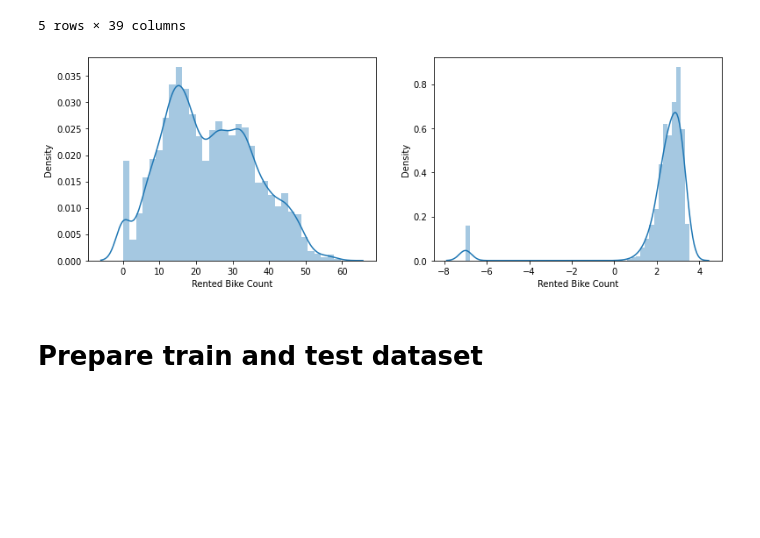
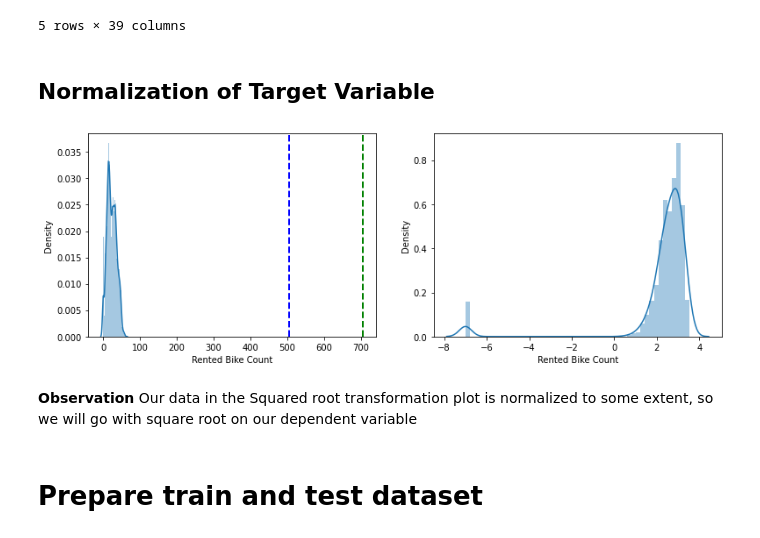
Before and after one commit to solankinitin1210/Capstone-Project-Bike-Sharing-Demand-Prediction, a Jupyter notebook: Bike_Sharing_Demand_Prediction_Capstone_Project.ipynb, the cells around one changed output. Saved outputs shown, nothing was run; the diff lists cells and outputs as text; code cells hidden in the pictures; blank space fills up the shorter version.

```diff
--- a/Bike_Sharing_Demand_Prediction_Capstone_Project.ipynb
+++ b/Bike_Sharing_Demand_Prediction_Capstone_Project.ipynb
@@ -513,19 +519,24 @@ df.head()
 | 3 | 107 | -6.2 | 40 | 0.9 | 2000 | ... |
 | 4 | 78 | -6.0 | 36 | 2.3 | 2000 | ... |
 5 rows × 39 columns
+# %% [markdown]
+## Normalization of Target Variable
 # %%
 # Checking that which normalization will good for target variable
 plt.figure(figsize = (20,40))
 plt.subplot(8,3,1)
 sns.distplot(np.sqrt(df['Rented Bike Count']))
-#plt.axvline(df['Rented Bike Count'].mean(), color='green', linestyle='dashed', linewidth=2)
-#plt.axvline(df['Rented Bike Count'].median(), color='blue', linestyle='dashed', linewidth=2)
+plt.axvline(df['Rented Bike Count'].mean(), color='green', linestyle='dashed', linewidth=2)
+plt.axvline(df['Rented Bike Count'].median(), color='blue', linestyle='dashed', linewidth=2)
 plt.subplot(8,3,2)
 sns.distplot(np.log10(df['Rented Bike Count']+0.0000001))
 
 plt.show()
 # %% [output]
-[figure, old version]
+[figure, new version]
+# %% [markdown]
+**Observation**
+Our data in the Squared root transformation plot is normalized to some extent, so we will go with square root on our dependent variable
 # %% [markdown]
 # Prepare train and test dataset
 # %%
```
Also changed, not shown: parts of 22 cells of this notebook.
